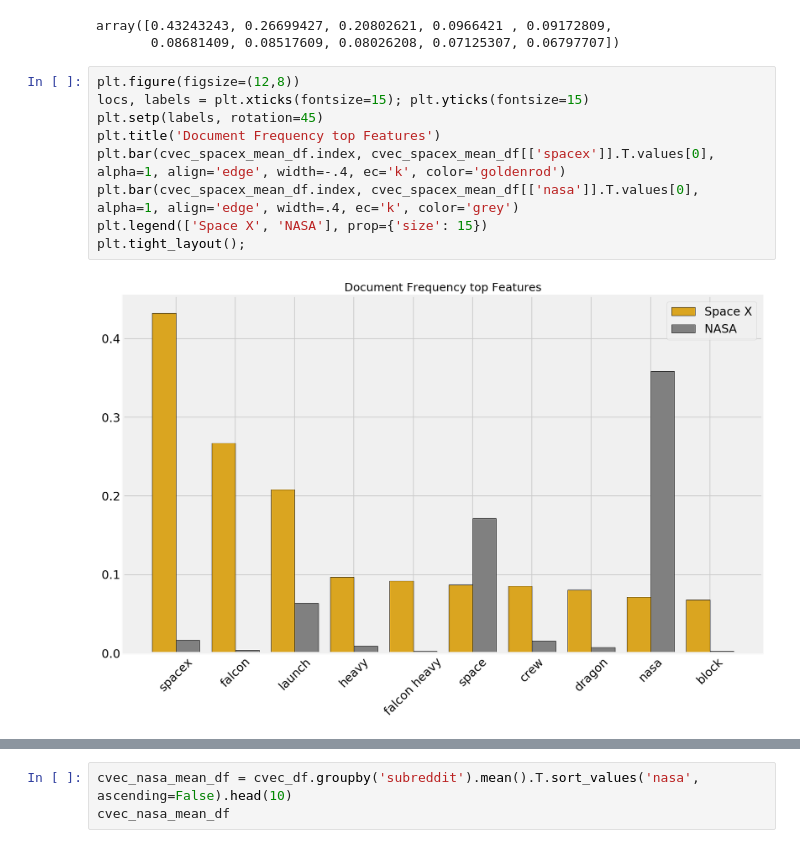
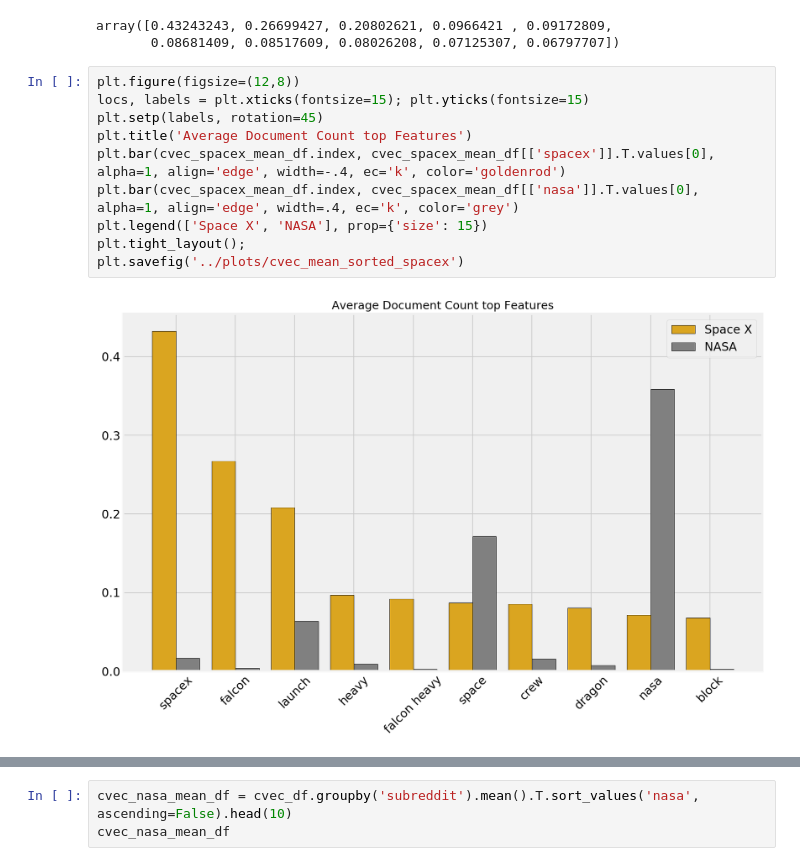
Before and after one commit to datanelson518/NLP-NASA-SpaceX, a Jupyter notebook: jon_nelson_la/code/Proj_03_003_Exploratory_Data_Analysis.ipynb, the cells around one changed output, grey strips where cells are left out. Cells and saved outputs as stored; diff of their text form.

```diff
--- a/jon_nelson_la/code/Proj_03_003_Exploratory_Data_Analysis.ipynb
+++ b/jon_nelson_la/code/Proj_03_003_Exploratory_Data_Analysis.ipynb
@@ -78,11 +122,12 @@ array([0.43243243, 0.26699427, 0.20802621, 0.0966421 , 0.09172809,
 # %%
 plt.figure(figsize=(12,8))
 locs, labels = plt.xticks(fontsize=15); plt.yticks(fontsize=15)
 plt.setp(labels, rotation=45)
-plt.title('Document Frequency top Features')
+plt.title('Average Document Count top Features')
 plt.bar(cvec_spacex_mean_df.index, cvec_spacex_mean_df[['spacex']].T.values[0], alpha=1, align='edge', width=-.4, ec='k', color='goldenrod')
 plt.bar(cvec_spacex_mean_df.index, cvec_spacex_mean_df[['nasa']].T.values[0], alpha=1, align='edge', width=.4, ec='k', color='grey')
 plt.legend(['Space X', 'NASA'], prop={'size': 15})
 plt.tight_layout();
+plt.savefig('../plots/cvec_mean_sorted_spacex')
 # %% [output]
-[figure, old version]
+[figure, new version]
```
Also changed, not shown: parts of 24 cells of this notebook, 18 other files.
